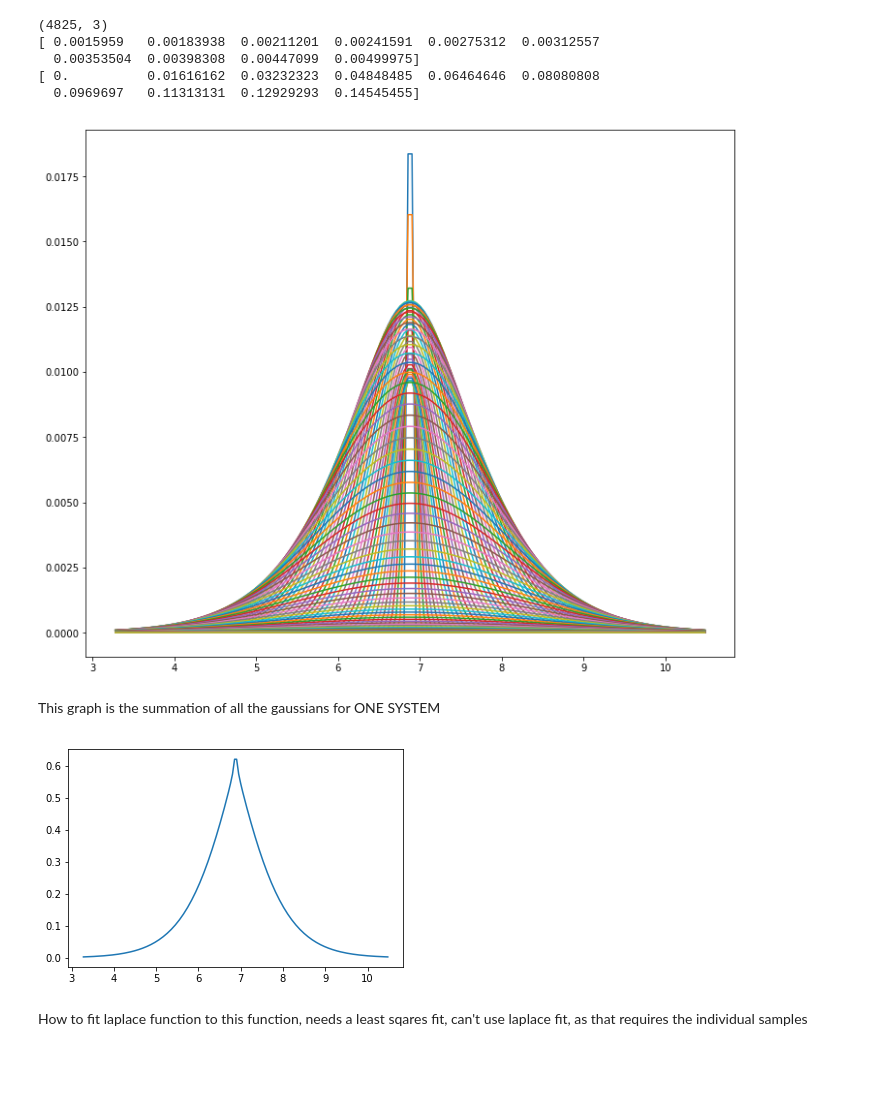
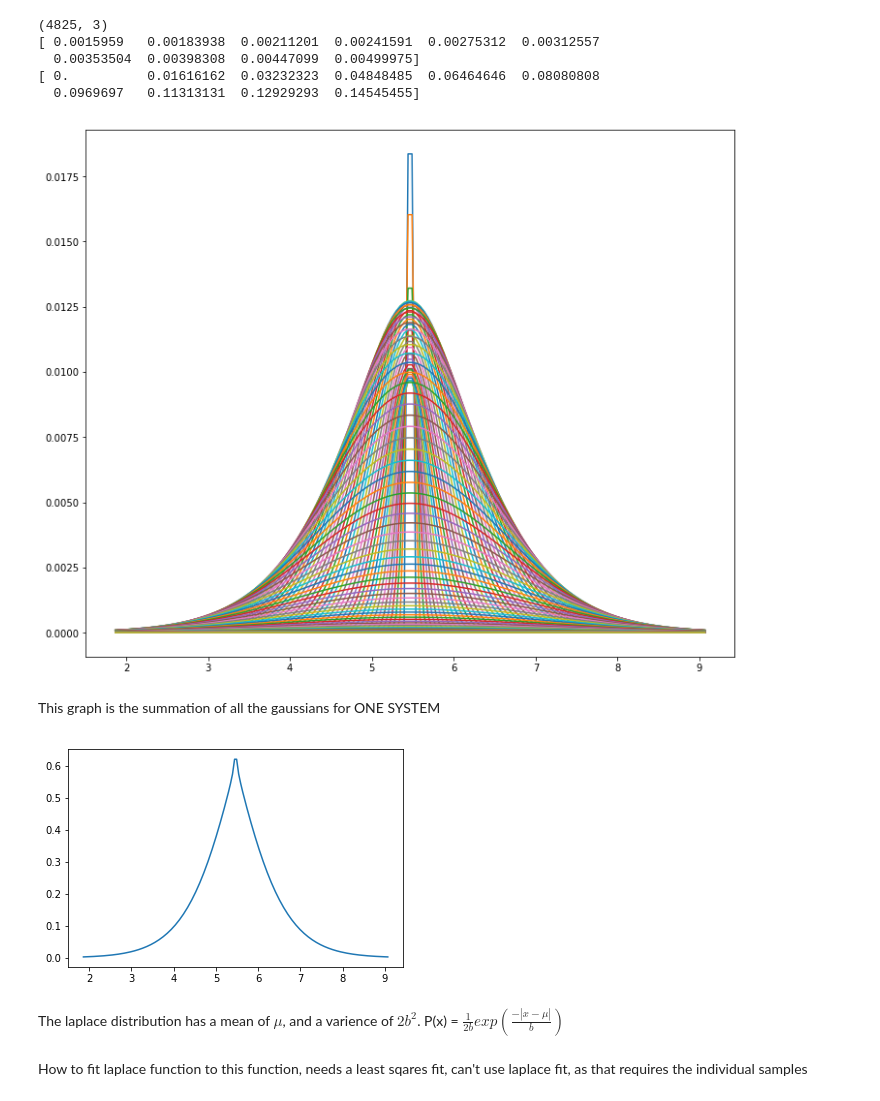
Before and after one commit to dtamayo/MLstability, a Jupyter notebook: Analysis/MCMC_Analysis/ConvolvingTest.ipynb, the cells around one changed output. Cells and saved outputs as stored; diff of their text form; code cells hidden in the pictures; blank space fills up the shorter version.

```diff
--- a/Analysis/MCMC_Analysis/ConvolvingTest.ipynb
+++ b/Analysis/MCMC_Analysis/ConvolvingTest.ipynb
@@ -56,33 +56,33 @@ print x[:10]
 # %%
 #Analytically over each of the mu;s, how to combine the sigmas?
 #try with the first 100
 trial = 10 #how many to test it with
 max_sigma = 0.6 #the center, used to define bins
 increments = 150 # how fine does the convoltion have to be?
 #bins = np.linspace(0, 1.5, 20)
 
 plt.figure(figsize=(12, 10))
 #x is whawt stores the bins values (sigma values)
 #prob_sig stpres the corresponding probability of that sigma
-for i in range(5, trial,1):
+for i in range(7, trial,1):
     total_y= np.zeros(increments)
     for j in range(1,int(prob_sig.shape[0]), 1):
         fixed_sigma=x[j]
         t_sim = np.log10(valid_delta_times["t"].values[i])
         bins = np.linspace(t_sim -6*max_sigma, t_sim +6*max_sigma, increments)
 
         #print t_sim
         #p = p*prob*norm_prob_sig[j]
 
         final_y = norm.pdf(bins, t_sim, fixed_sigma*2**0.5)* norm_prob_sig[j]
 
         total_y +=final_y
 
         plt.plot(bins, final_y )
     break
 plt.show()
 # %% [output]
-[figure, old version]
+[figure, new version]
 # %% [markdown]
 This graph is the summation of all the gaussians for ONE SYSTEM
 # %%
@@ -96,7 +96,9 @@ width = (12*max_sigma)/(increments-1)
 # plt.plot(bins, rv.pdf(bins))
 # NEed to do a least sqaures fit of a laplaec fit to this data
 # %% [output]
-[figure, old version]
+[figure, new version]
+# %% [markdown]
+The laplace distribution has a mean of $\mu$, and a varience of $2b^2$.  P(x) = $\frac{1}{2b}exp(\frac{-|x-\mu|}{b})$
 # %%
 def laplace_fit(data, mean, spread):
     #data is your data
```
Also changed, not shown: parts of 1 cell of this notebook.
